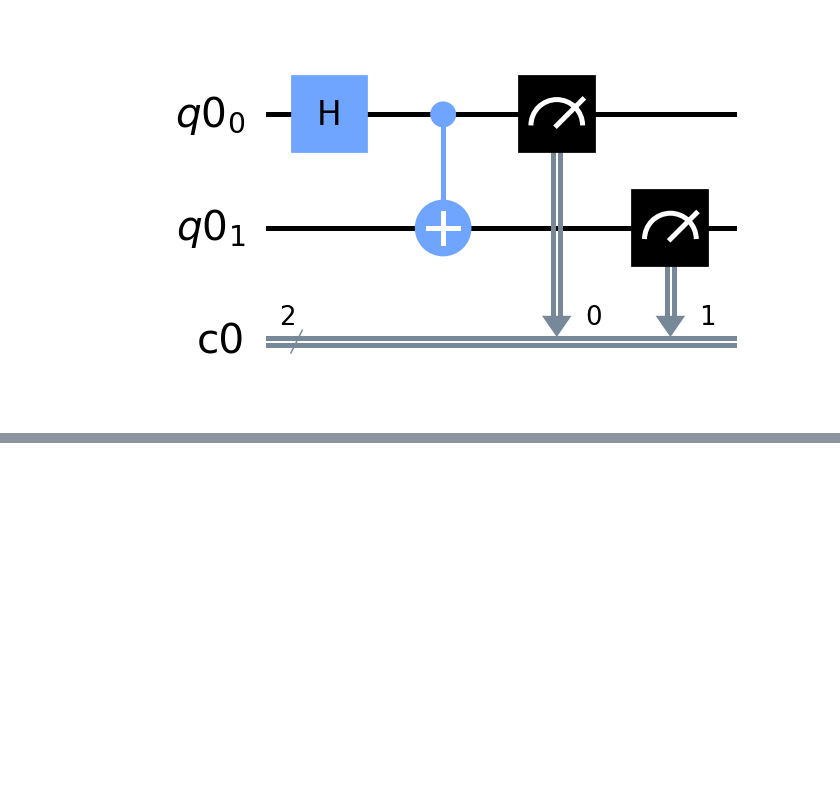
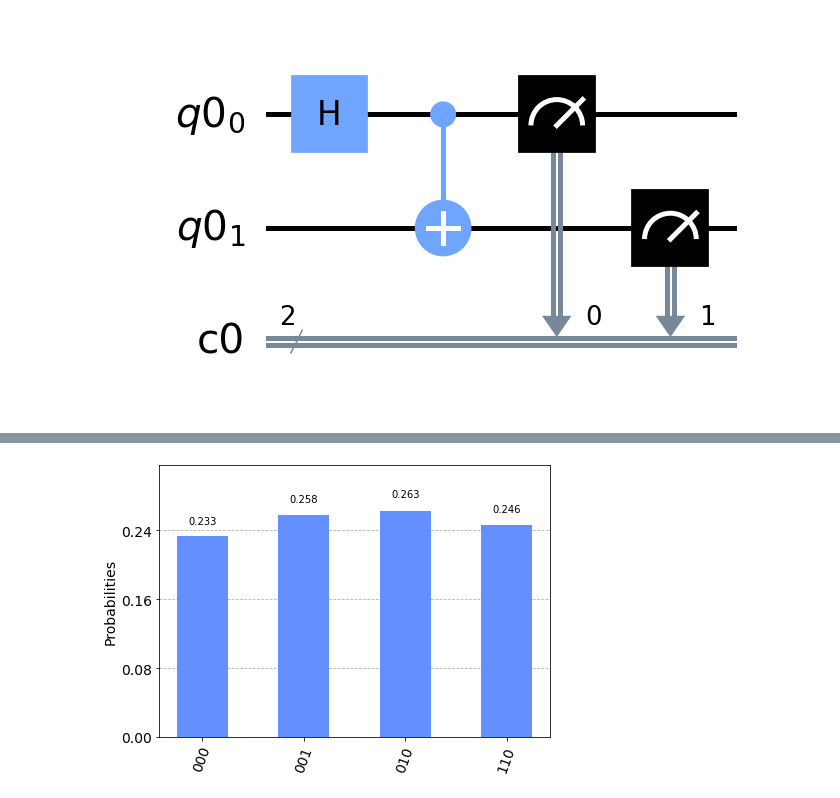
Before and after one commit to joey-kilgore/quantum-playground, a Jupyter notebook: multi-qubit.ipynb, the cells around one changed output, grey strips where cells are left out. Saved outputs shown, nothing was run; the diff lists cells and outputs as text; code cells hidden in the pictures; blank space fills up the shorter version.

```diff
--- a/multi-qubit.ipynb
+++ b/multi-qubit.ipynb
@@ -48,0 +61,6 @@ plot_histogram(result.get_counts(circuit))
+# %%
+simulator = Aer.get_backend('qasm_simulator')
+result = execute(circuit, backend=simulator).result()
+plot_histogram(result.get_counts(circuit))
+# %% [output]
+[figure, added]
```
Also changed, not shown: parts of 3 cells of this notebook, 1 other file.
